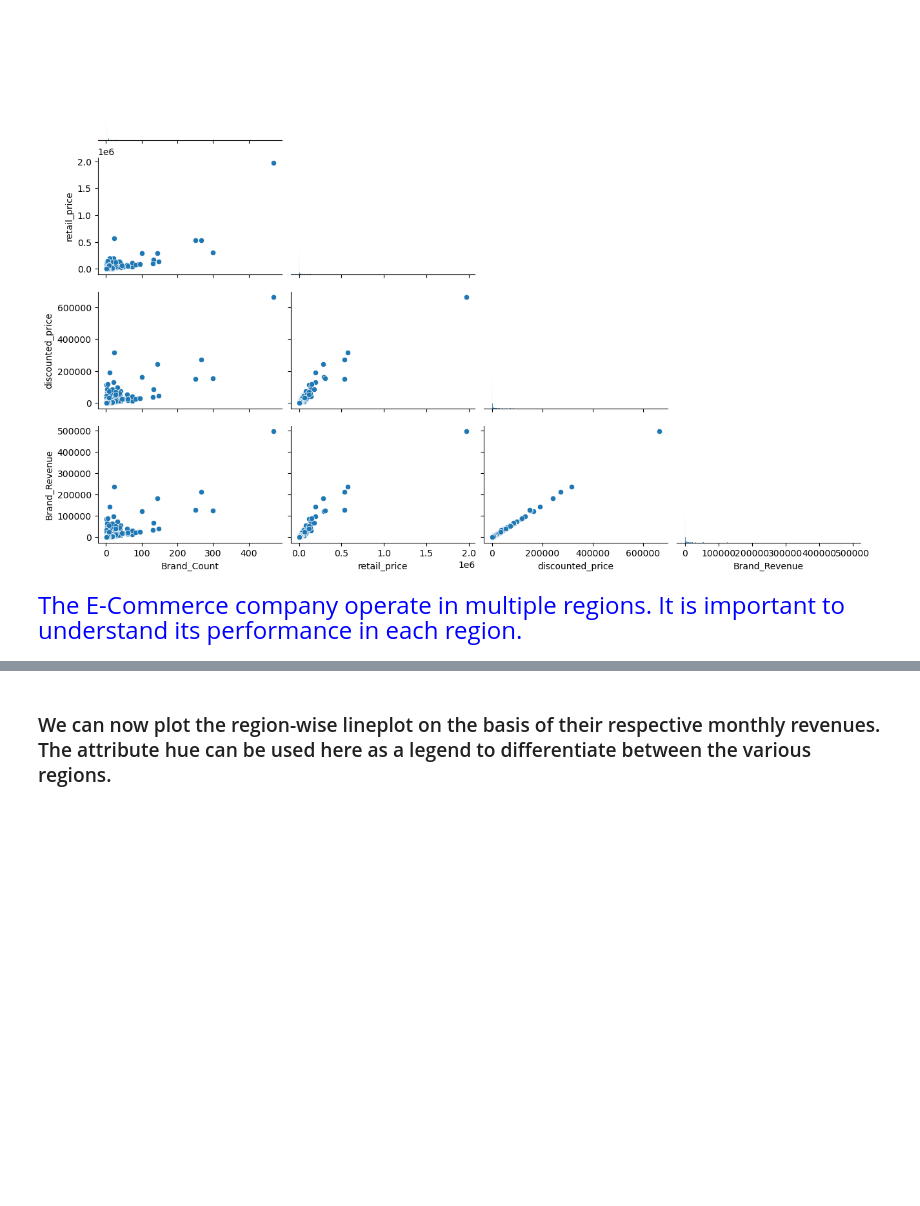
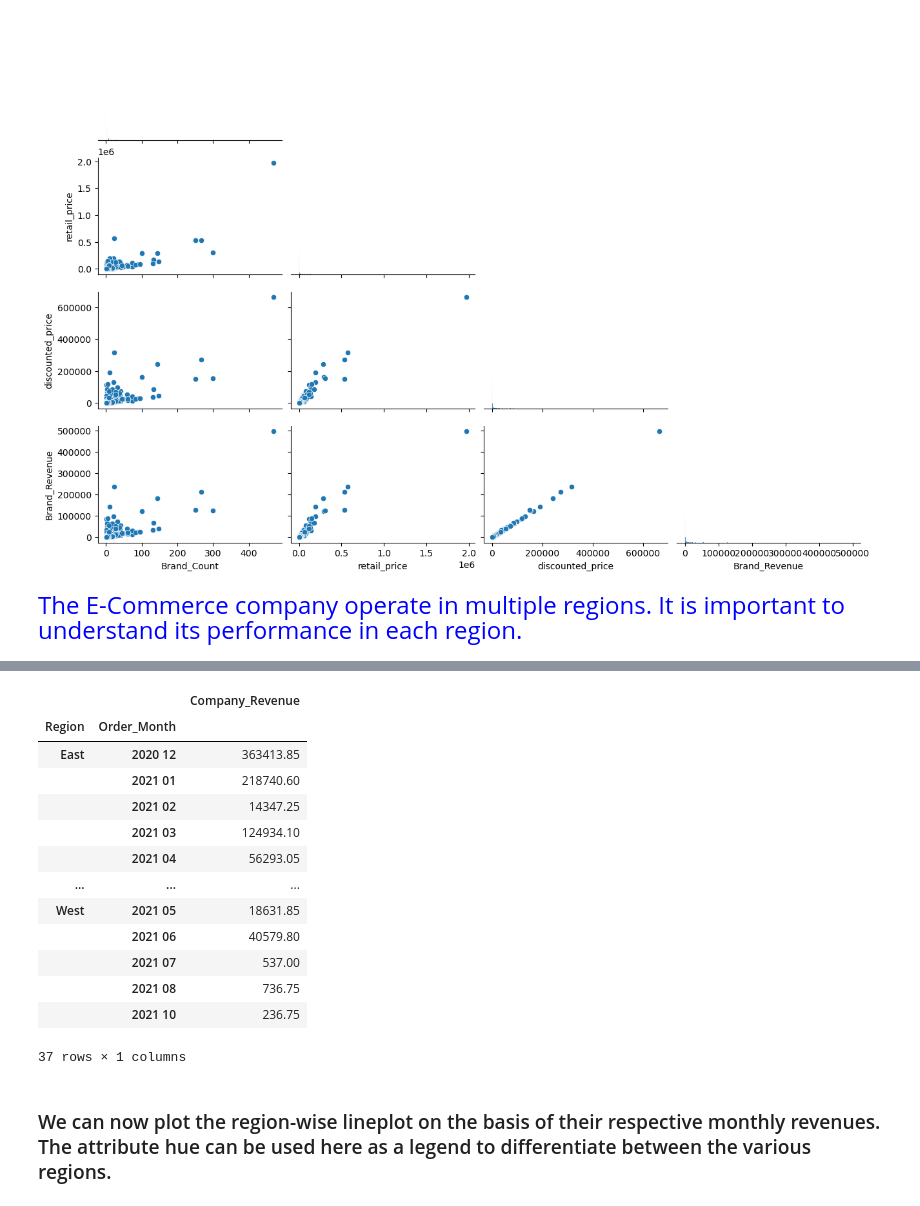
Before and after one commit to ayush-FSD/Pyhon-Basics, a Jupyter notebook: E-Commerce Project.ipynb, the cells around one changed output, grey strips where cells are left out. Saved outputs shown, nothing was run; the diff lists cells and outputs as text; code cells hidden in the pictures; blank space fills up the shorter version.

```diff
--- a/E-Commerce Project.ipynb
+++ b/E-Commerce Project.ipynb
@@ -403,2 +367,20 @@ Name: Company_Revenue, Length: 37, dtype: float64
+# %%
+ECom_data_Add_New=pd.DataFrame(ECom_data_Add.groupby(['Region','Order_Month'])['Company_Revenue'].sum())
+ECom_data_Add_New
+# %% [output]
+|  |  | Company_Revenue |
+| Region | Order_Month |  |
+| East | 2020 12 | 363413.85 |
+|  | 2021 01 | 218740.60 |
+|  | 2021 02 | 14347.25 |
+|  | 2021 03 | 124934.10 |
+|  | 2021 04 | 56293.05 |
+| ... | ... | ... |
+| West | 2021 05 | 18631.85 |
+|  | 2021 06 | 40579.80 |
+|  | 2021 07 | 537.00 |
+|  | 2021 08 | 736.75 |
+|  | 2021 10 | 236.75 |
+37 rows × 1 columns
 # %% [markdown]
 ### We can now plot the region-wise lineplot on the basis of their respective monthly revenues. The attribute hue can be used here as a legend to differentiate between the various regions.
```
Also changed, not shown: parts of 66 cells of this notebook.
